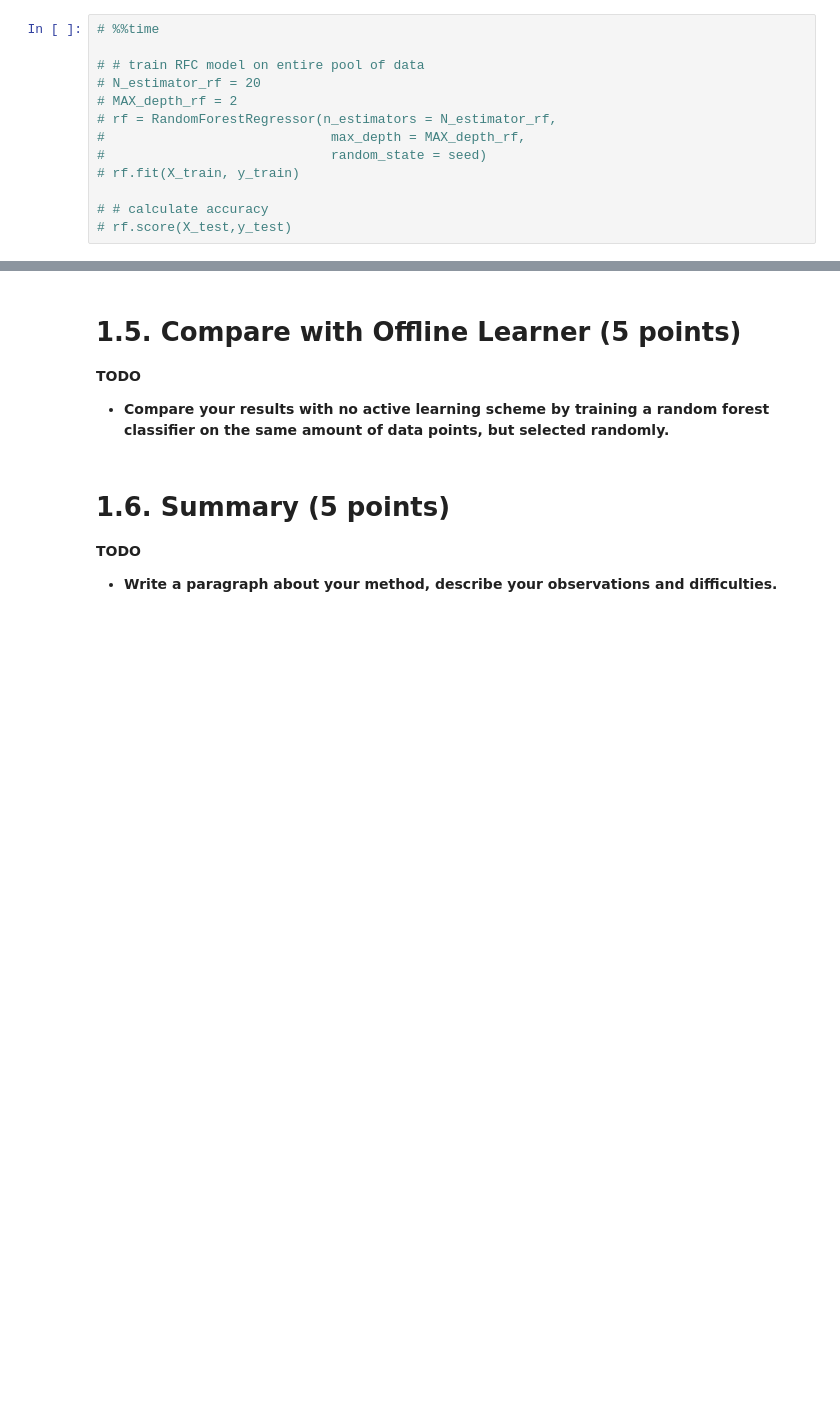
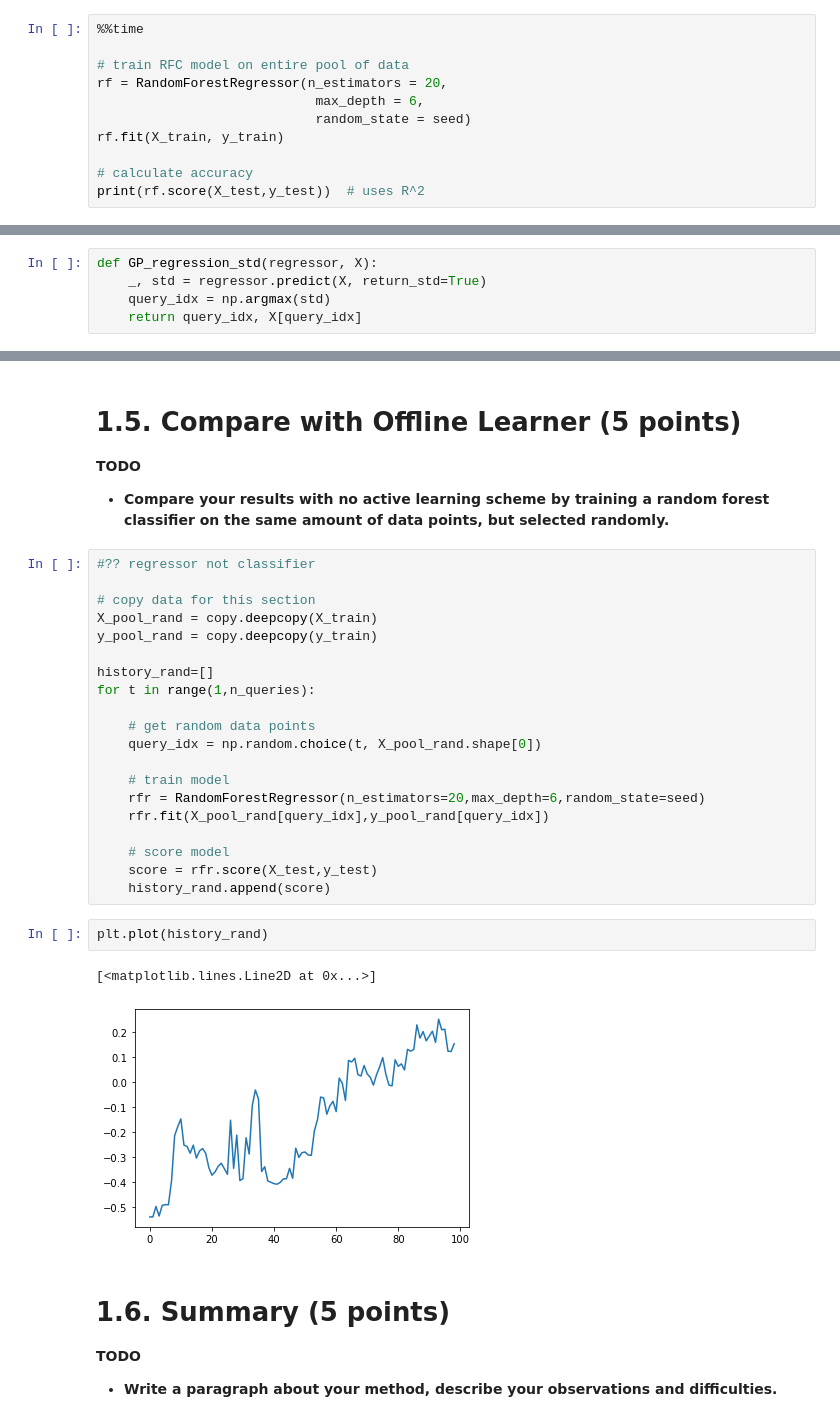
Before and after one commit to ryanquinnnelson/CMU-02750-Peptide-Design-using-Bayesian-Optimization, a Jupyter notebook: HW3q1_ryann.ipynb, the cells around one changed output, grey strips where cells are left out. Saved outputs shown, nothing was run; the diff lists cells and outputs as text; blank space fills up the shorter version.

```diff
--- a/HW3q1_ryann.ipynb
+++ b/HW3q1_ryann.ipynb
@@ -183,13 +190,11 @@ print(y_test.shape)
 # %%
-# %%time
+%%time
 
-# # train RFC model on entire pool of data
-# N_estimator_rf = 20
-# MAX_depth_rf = 2
-# rf = RandomForestRegressor(n_estimators = N_estimator_rf,
-#                             max_depth = MAX_depth_rf,
-#                             random_state = seed)
-# rf.fit(X_train, y_train)
+# train RFC model on entire pool of data
+rf = RandomForestRegressor(n_estimators = 20,
+                            max_depth = 6,
+                            random_state = seed)
+rf.fit(X_train, y_train)
 
-# # calculate accuracy
-# rf.score(X_test,y_test)
+# calculate accuracy
+print(rf.score(X_test,y_test))  # uses R^2
@@ -210,3 +229,8 @@ Wall time: 10.1 s
 
 **TODO**
 - **Implement an active learning algorithm using modAL.**
+# %%
+def GP_regression_std(regressor, X):
+    _, std = regressor.predict(X, return_std=True)
+    query_idx = np.argmax(std)
+    return query_idx, X[query_idx]
@@ -341,6 +443,31 @@ run_active_learner(committee,X_pool_comm, y_pool_comm, X_test, y_test, queries)
 # 1.5. Compare with Offline Learner (5 points)
 **TODO**
 - **Compare your results with no active learning scheme by training a random forest classifier on the same amount of data points, but selected randomly.**
+# %%
+#?? regressor not classifier
+
+# copy data for this section
+X_pool_rand = copy.deepcopy(X_train)
+y_pool_rand = copy.deepcopy(y_train)
+
+history_rand=[]
+for t in range(1,n_queries):
+
+    # get random data points
+    query_idx = np.random.choice(t, X_pool_rand.shape[0])
+
+    # train model
+    rfr = RandomForestRegressor(n_estimators=20,max_depth=6,random_state=seed)
+    rfr.fit(X_pool_rand[query_idx],y_pool_rand[query_idx])
+
+    # score model
+    score = rfr.score(X_test,y_test)
+    history_rand.append(score)
+# %%
+plt.plot(history_rand)
+# %% [output]
+[<matplotlib.lines.Line2D at 0x...>]
+[figure, added]
 # %% [markdown]
 # 1.6. Summary (5 points)
 **TODO**
```
Also changed, not shown: parts of 20 cells of this notebook.
